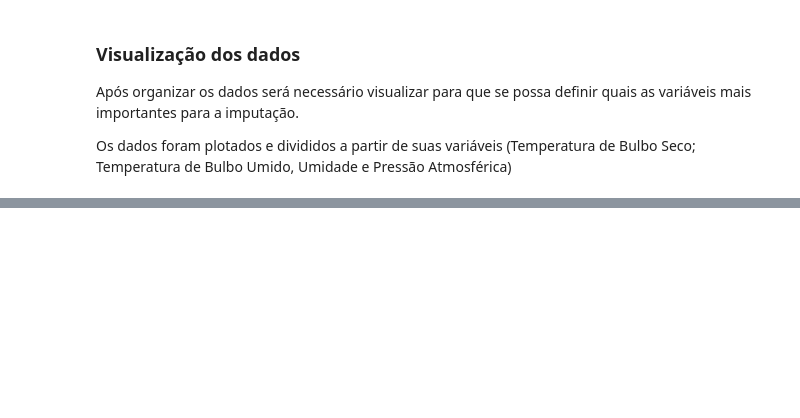
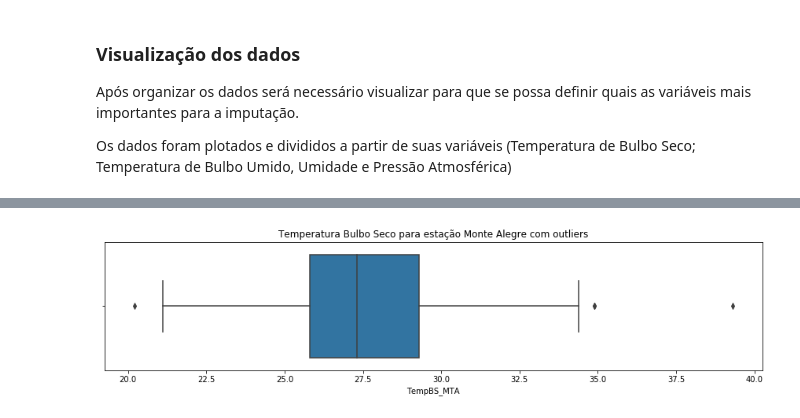
Before and after one commit to helvecioneto/CAP-351, a Jupyter notebook: 05-RNN.ipynb, the cells around one changed output, grey strips where cells are left out. Drawn from its saved outputs; the diff is of its cells as text; code cells hidden in the pictures; blank space fills up the shorter version.

```diff
--- a/05-RNN.ipynb
+++ b/05-RNN.ipynb
@@ -1217,0 +1039,7 @@ df
+# %%
+plt.figure(figsize=(15,3))
+plt.title('Temperatura Bulbo Seco para estação Monte Alegre com outliers')
+sns.boxplot(x=dfs_final['TempBS_MTA'])
+plt.show()
+# %% [output]
+[figure, added]
```
Also changed, not shown: parts of 70 cells of this notebook.
